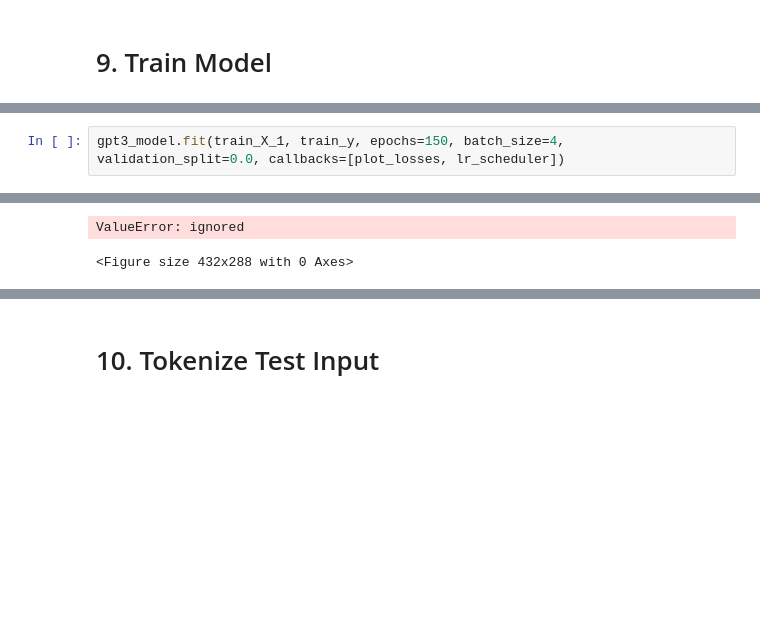
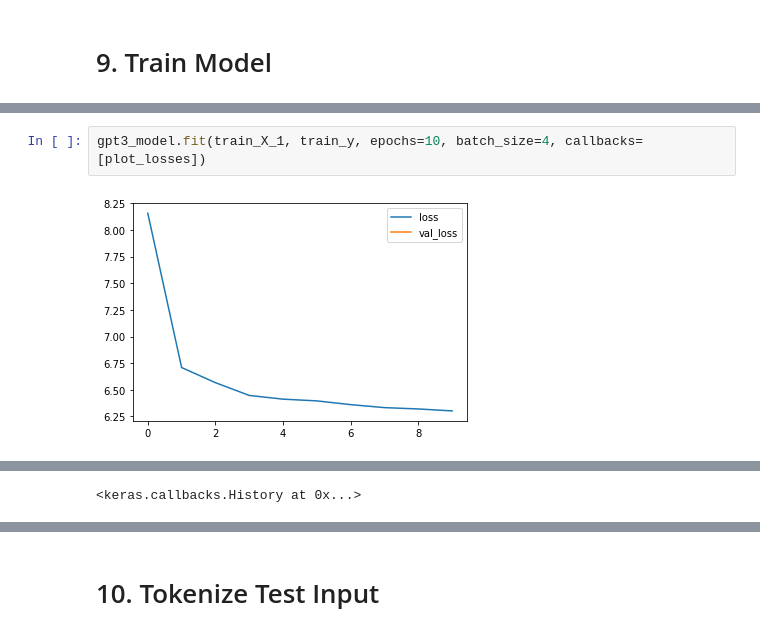
Before and after one commit to MJ199999/-SW-, a Jupyter notebook: code/train.ipynb, the cells around one changed output, grey strips where cells are left out. Saved outputs shown, nothing was run; the diff lists cells and outputs as text; blank space fills up the shorter version.

```diff
--- a/code/train.ipynb
+++ b/code/train.ipynb
@@ -301,3 +262,4 @@ Epoch 8/10
 # %%
-gpt3_model.fit(train_X_1, train_y, epochs=150, batch_size=4, validation_split=0.0, callbacks=[plot_losses, lr_scheduler])
+gpt3_model.fit(train_X_1, train_y, epochs=10, batch_size=4, callbacks=[plot_losses])
 # %% [output]
+[figure, added]
@@ -305,3 +268,2 @@ Epoch 1/150
-ValueError: ignored
+<keras.callbacks.History at 0x...>
-<Figure size 432x288 with 0 Axes>
 # %%
```
Also changed, not shown: parts of 21 cells of this notebook.
